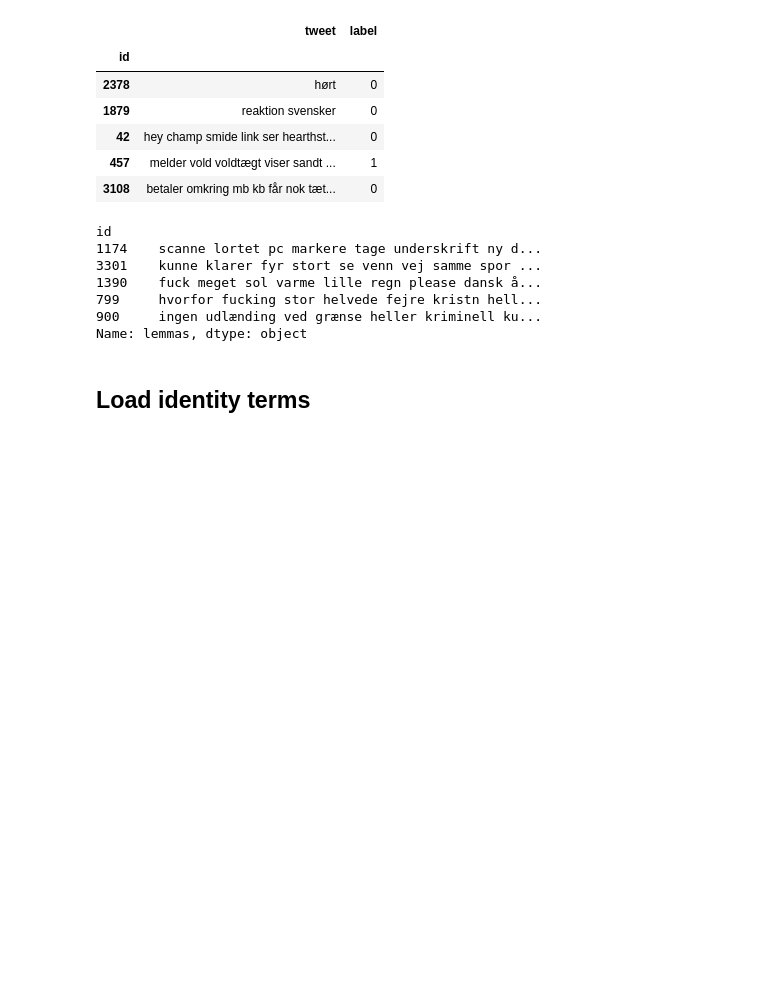
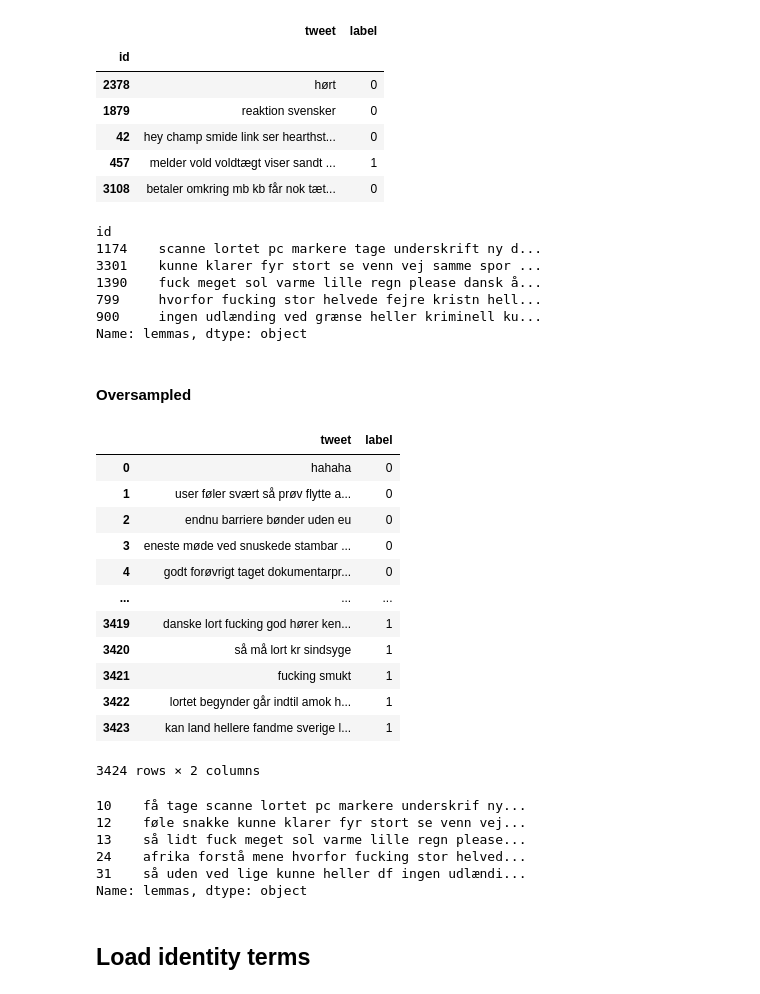
Before and after one commit to MajaMittag/gender-bias_da, a Jupyter notebook: toxicity_detection/mitigation/data_supplementation.ipynb, the cells around one changed output. Drawn from its saved outputs; the diff is of its cells as text; code cells hidden in the pictures; blank space fills up the shorter version.

```diff
--- a/toxicity_detection/mitigation/data_supplementation.ipynb
+++ b/toxicity_detection/mitigation/data_supplementation.ipynb
@@ -133,3 +134,28 @@ id
 799     hvorfor fucking stor helvede fejre kristn hell...
 900     ingen udlænding ved grænse heller kriminell ku...
 Name: lemmas, dtype: object
+# %% [markdown]
+#### Oversampled
+# %%
+with open(os.getcwd()+"/data/orig_dataset_splits.pkl", "rb") as f:
+    orig_oversampled = pickle.load(f)
+X_oversampl = orig_oversampled["X training preprocessed and oversampled"]
+y_oversampl = orig_oversampled["y training preprocessed and oversampled"]
+# %%
+train_oversampl = pd.DataFrame([X_oversampl, y_oversampl]).T
+train_oversampl.rename(columns={"Unnamed 0": "tweet"}, inplace=True)
+train_oversampl
+# %% [output]
+|  | tweet | label |
+| 0 | hahaha | 0 |
+| 1 | user føler svært så prøv flytte a... | 0 |
+| 2 | endnu barriere bønder uden eu | 0 |
+| 3 | eneste møde ved snuskede stambar ... | 0 |
+| 4 | godt forøvrigt taget dokumentarpr... | 0 |
+| ... | ... | ... |
+| 3419 | danske lort fucking god hører ken... | 1 |
+| 3420 | så må lort kr sindsyge | 1 |
+| 3421 | fucking smukt | 1 |
+| 3422 | lortet begynder går indtil amok h... | 1 |
+| 3423 | kan land hellere fandme sverige l... | 1 |
+3424 rows × 2 columns
@@ -136,3 +165,21 @@ Name: lemmas, dtype: object
+# %%
+# split into toxic, non-toxic and all
+toxic_text_oversampl = train_oversampl[train_oversampl["label"] == 1]["lemmas"]
+nontoxic_text_oversampl = train_oversampl[train_oversampl["label"] == 0]["lemmas"]
+all_text_oversampl = train_oversampl["lemmas"]
+
+NUM_TOXIC_OVERSAMPL = len(toxic_text_oversampl)
+NUM_NONTOXIC_OVERSAMPL = len(nontoxic_text_oversampl)
+NUM_TOTAL_OVERSAMPL = len(all_text_oversampl)
+
+toxic_text_oversampl.head()
+# %% [output]
+10    få tage scanne lortet pc markere underskrif ny...
+12    føle snakke kunne klarer fyr stort se venn vej...
+13    så lidt fuck meget sol varme lille regn please...
+24    afrika forstå mene hvorfor fucking stor helved...
+31    så uden ved lige kunne heller df ingen udlændi...
+Name: lemmas, dtype: object
 # %% [markdown]
 ## Load identity terms
 # %%
```
Also changed, not shown: parts of 20 cells of this notebook, 2 other files.
